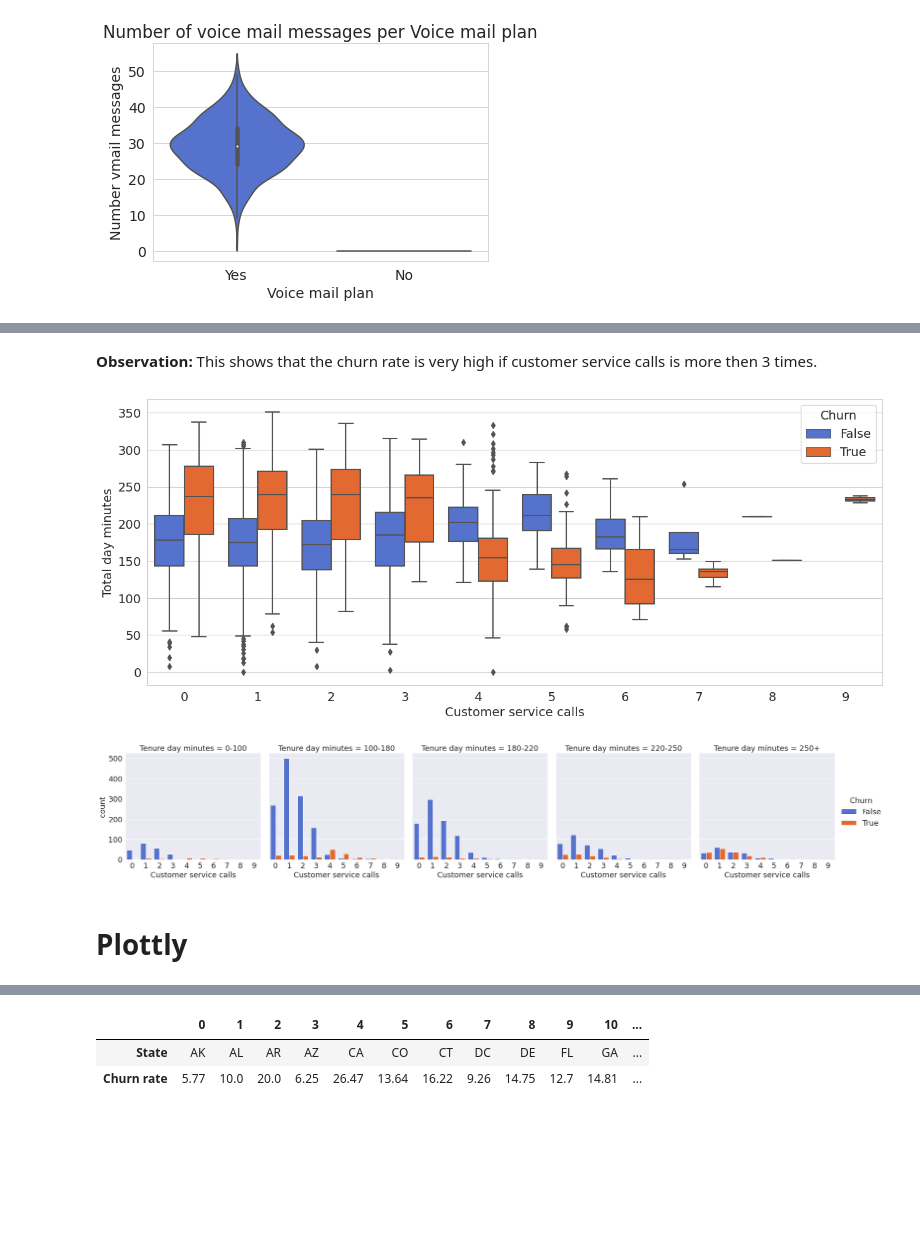
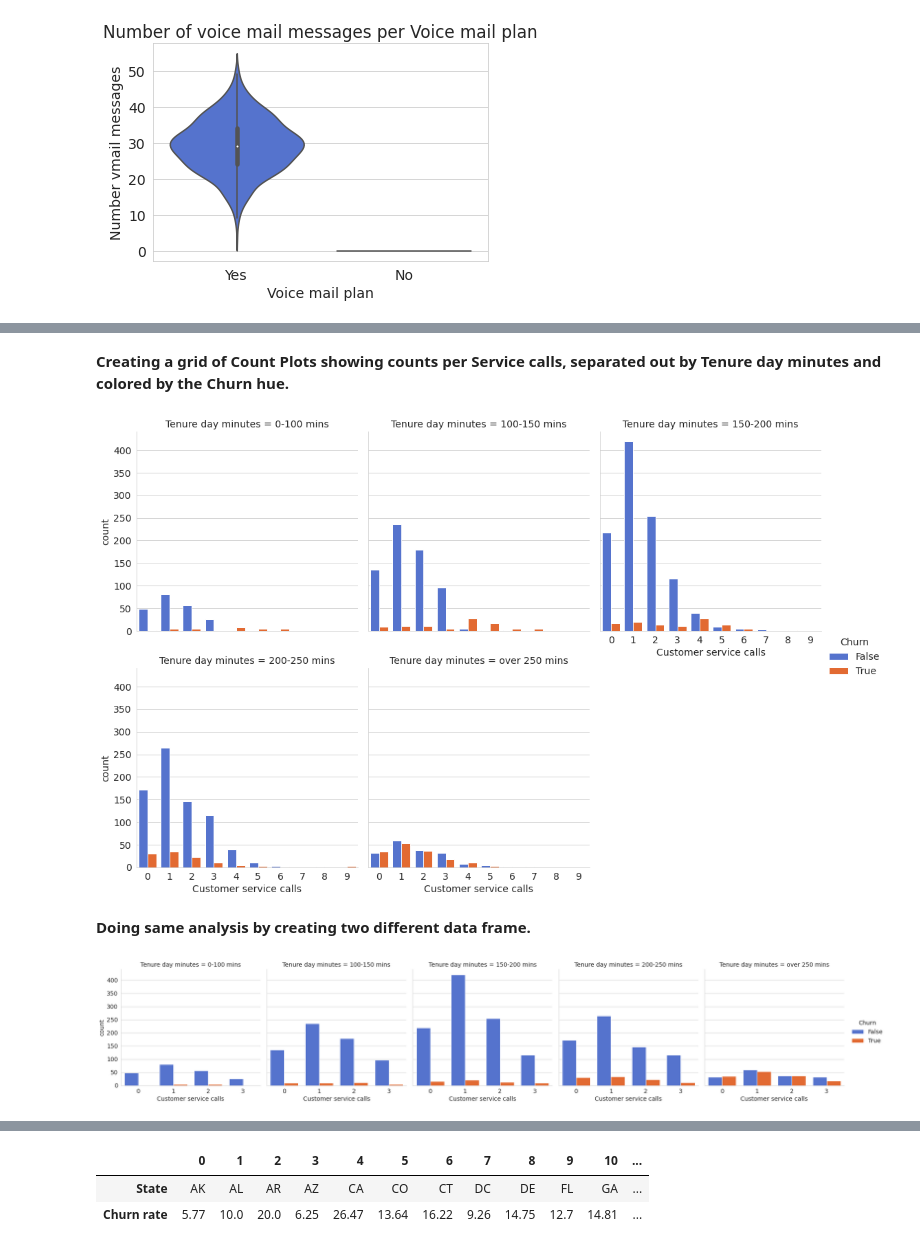
Before and after one commit to Gaurav2912/Telecom-Churn-Analysis---Capstone-Project, a Jupyter notebook: Telecom_Churn_Analysis_Capstone_Project.ipynb, the cells around one changed output, grey strips where cells are left out. Saved outputs shown, nothing was run; the diff lists cells and outputs as text; code cells hidden in the pictures; blank space fills up the shorter version.

```diff
--- a/Telecom_Churn_Analysis_Capstone_Project.ipynb
+++ b/Telecom_Churn_Analysis_Capstone_Project.ipynb
@@ -545,9 +554,10 @@ Name: Churn, dtype: float64
 # %%
-sns.set_style("whitegrid")
 plt.figure(figsize=(12,6), dpi= 100)
+
 sns.barplot(x=corr_to_label.index,y= corr_to_label.values, palette= 'rainbow')
 plt.title("Feature Correlation to Churn")
 
+# writing text on plot
 for i in range(len(corr_to_label)):
   if corr_to_label.iloc[i] > 0:
     plt.text(x= i- 0.35,y= corr_to_label.iloc[i] + 0.01,
@@ -779,7 +928,8 @@ Based on the tenure column values, we create a new column called Tenure Cohort t
 # %%
+# binning method in panda data frame
 df['Tenure day minutes'] = pd.cut(df['Total day minutes'],
-                             bins= [0.0,100.0, 180.0, 220.0, 250, np.inf],
-                             labels= ['0-100', '100-180', '180-220', '220-250', '250+'])
+                             bins= [0.0,100.0, 150.0, 200.0, 250, np.inf],
+                             labels= ['0-100 mins', '100-150 mins', '150-200 mins', '200-250 mins', 'over 250 mins'])
 # %%
 df.head(10)[['Total day minutes','Tenure day minutes']]
 # %% [output]
@@ -833,13 +946,0 @@ Name: Churn, dtype: float64
-# %%
-sns.set_style("darkgrid")
-matplotlib.rcParams['font.size'] = 18
-plt.figure(figsize=(12,8))
-sns.barplot(x = churn_rate_ser_call.index, y= churn_rate_ser_call.values, palette='winter')
-sns.lineplot(x = churn_rate_ser_call.index, y= churn_rate_ser_call.values,ls='--', marker='o', color='black', ms=10);
-
-for i in range(len(churn_rate_ser_call)):
-  plt.text(x= i- 0.3,y= churn_rate_ser_call.iloc[i] + 3,
-           s= round(churn_rate_ser_call.iloc[i], 2), fontsize=15,
-                color= 'black')
-
-plt.ylim(0,110);
@@ -848,14 +947,8 @@ plt.ylim(0,110);
-# %% [markdown]
-**Observation:** This shows that the churn rate is very high if customer service calls is more then 3 times.
-# %%
-plt.figure(figsize=(15,6), dpi= 100)
-sns.boxplot(data= df, y= 'Total day minutes', x= 'Customer service calls', hue= 'Churn');
-# %% [output]
-[figure, removed]
+# %% [markdown]
+**Creating a grid of Count Plots showing counts per Service calls, separated out by Tenure day minutes and colored by the Churn hue.**
 # %%
-sns.catplot(data=df,col='Tenure day minutes',hue='Churn',x='Customer service calls',kind='count');
-# click on the output image for zoom in
+sns.catplot(data=df,col='Tenure day minutes',hue='Churn',x='Customer service calls',kind='count',col_wrap= 3);
 # %% [output]
-[figure, old version]
+[figure, new version]
-# %% [markdown]
-# Plottly
+# %% [markdown]
+**Doing same analysis by creating two different data frame.**
@@ -861,0 +958,5 @@ sns.catplot(data=df,col='Tenure day minutes',hue='Churn',x='Customer service cal
+# %%
+# for less then 4 service calls
+sns.catplot(data= df_less_4,col='Tenure day minutes',hue='Churn',x='Customer service calls',kind='count');
+# %% [output]
+[figure, added]
```
Also changed, not shown: parts of 102 cells of this notebook.
